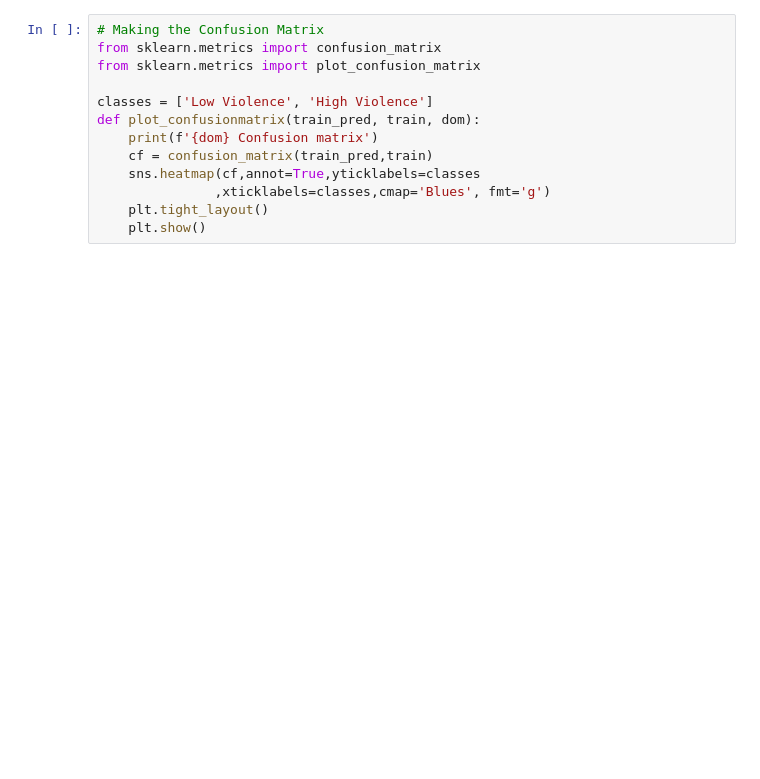
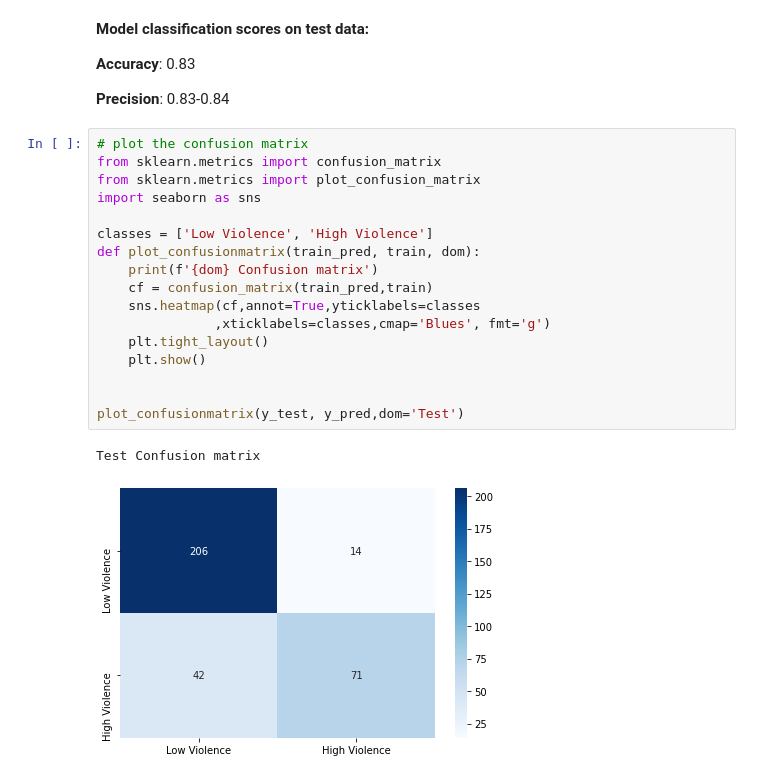
Before and after one commit to blueriver212/Crime_Prediction_ML, a Jupyter notebook: NN-Final.ipynb, the cells around one changed output. Cells and saved outputs as stored; diff of their text form; blank space fills up the shorter version.

Commit message:
add: grid search as comments  and confusion matrix

```diff
--- a/NN-Final.ipynb
+++ b/NN-Final.ipynb
@@ -177,13 +155,26 @@ weighted avg       0.84      0.83      0.83       333
+# %% [markdown]
+**Model classification scores on test data:**
+
+**Accuracy**: 0.83
+
+**Precision**: 0.83-0.84
 # %%
-# Making the Confusion Matrix
+# plot the confusion matrix
 from sklearn.metrics import confusion_matrix
 from sklearn.metrics import plot_confusion_matrix
+import seaborn as sns
 
 classes = ['Low Violence', 'High Violence']
 def plot_confusionmatrix(train_pred, train, dom):
     print(f'{dom} Confusion matrix')
     cf = confusion_matrix(train_pred,train)
     sns.heatmap(cf,annot=True,yticklabels=classes
                ,xticklabels=classes,cmap='Blues', fmt='g')
     plt.tight_layout()
     plt.show()
+
+
+plot_confusionmatrix(y_test, y_pred,dom='Test')
+# %% [output]
+Test Confusion matrix
+[figure, added]
```
Also changed, not shown: parts of 19 cells of this notebook.
